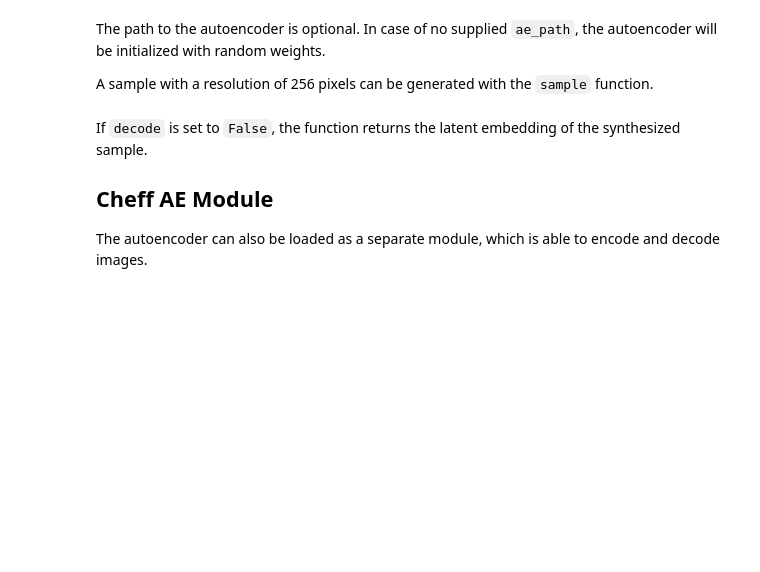
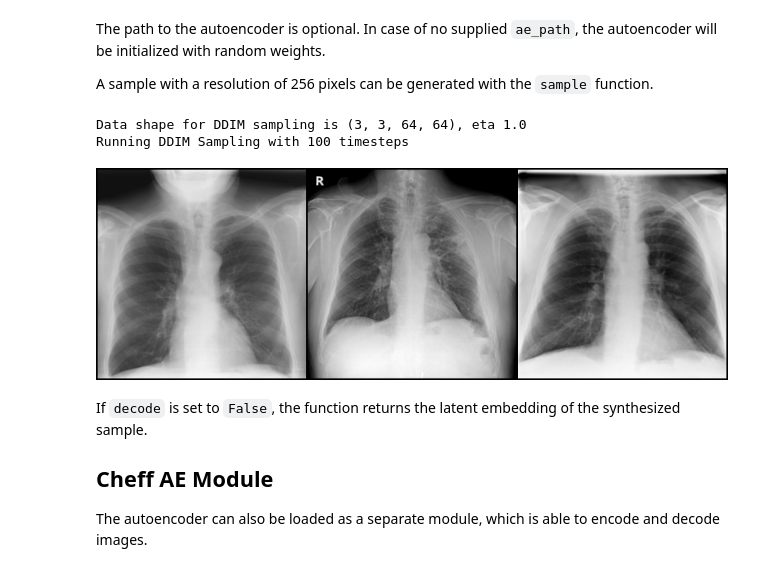
Before and after one commit to saiboxx/chexray-diffusion, a Jupyter notebook: notebooks/01_cheff.ipynb, the cells around one changed output. Drawn from its saved outputs; the diff is of its cells as text; code cells hidden in the pictures; blank space fills up the shorter version.

```diff
--- a/notebooks/01_cheff.ipynb
+++ b/notebooks/01_cheff.ipynb
@@ -15,8 +18,8 @@ The Cheff LDM Module contains Phase 1 and 2 combined.
 from cheff import CheffLDM
 
 device = 'cuda'
-sdm_path = 'path/to/semantic_diffusion_model.pt'
-ae_path = 'path/to/autoencoder_model.pt'
+sdm_path = 'trained_models/cheff_diff_uncond.pt'
+ae_path = 'trained_models/cheff_autoencoder.pt'
 
 cheff_ldm = CheffLDM(model_path=sdm_path, ae_path=ae_path, device=device)
 # %% [markdown]
@@ -26,22 +29,26 @@ A sample with a resolution of 256 pixels can be generated with the `sample` func
 # %%
 imgs = cheff_ldm.sample(
     # Number of images to synthesize
-    batch_size=1,
+    batch_size=3,
     # Number of DDIM sampling steps
     sampling_steps=100,
     # eta in DDIM sampling
     eta=1.0,
     # Use the AE decoder to translate from latent space.
     decode=True
 )
 
 # The image are still in [-1, 1] so they need to be rescaled.
 imgs.clamp_(-1, 1)
 imgs = (imgs + 1) / 2
 
 # Show the produced images
 grid = make_grid(imgs.cpu())
 to_pil_image(grid)
+# %% [output]
+Data shape for DDIM sampling is (3, 3, 64, 64), eta 1.0
+Running DDIM Sampling with 100 timesteps
+[figure, added]
 # %% [markdown]
 If `decode` is set to `False`, the function returns the latent embedding of the synthesized sample.
 
```
Also changed, not shown: parts of 5 cells of this notebook, 5 other files.
